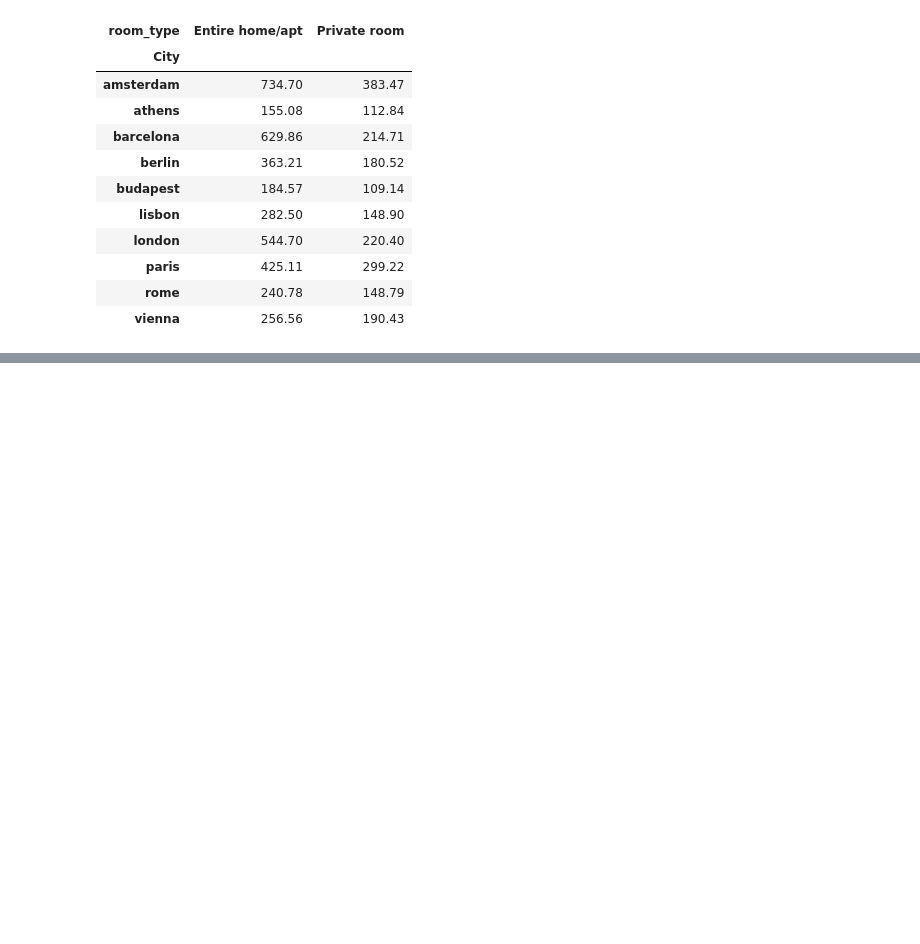
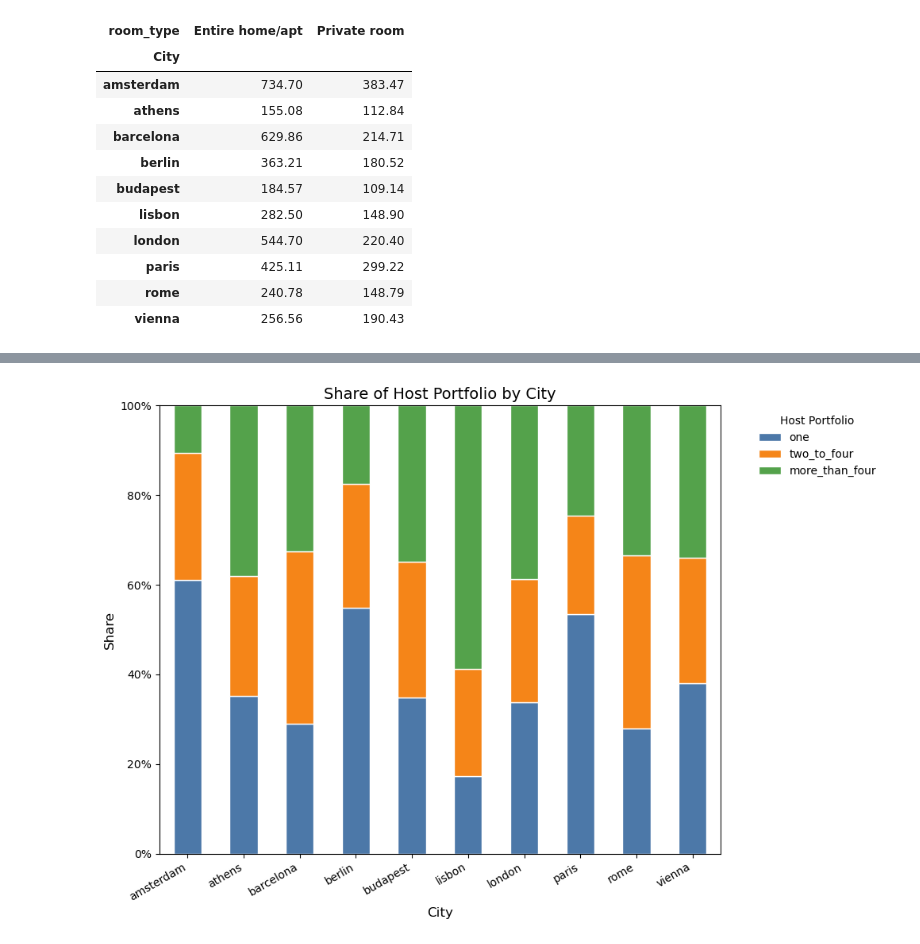
Before and after one commit to Titaniel3/ASDA_2025_Group_1_Portfolio_new, a Jupyter notebook: notebooks/Week4_Homework_neu (1) (2).ipynb, the cells around one changed output, grey strips where cells are left out. Saved outputs shown, nothing was run; the diff lists cells and outputs as text; code cells hidden in the pictures; blank space fills up the shorter version.

```diff
--- a/notebooks/Week4_Homework_neu (1) (2).ipynb
+++ b/notebooks/Week4_Homework_neu (1) (2).ipynb
@@ -559,0 +717,50 @@ city_room_price.pivot_table(index='City', columns='room_type', values='Price', a
+# %%
+
+import matplotlib.pyplot as plt
+from matplotlib.ticker import PercentFormatter
+
+# --- If df isn't loaded yet, uncomment: ---
+# df = pd.read_csv("airbnb_cleaned.csv")
+
+# 1) Define order of categories (top-to-bottom stack order)
+portfolio_order = ["one", "two_to_four", "more_than_four"]
+
+# 2) Compute relative frequencies per City
+counts = (
+    df.groupby(["City", "host_portfolio"])
+      .size()
+      .unstack(fill_value=0)
+      .reindex(columns=portfolio_order, fill_value=0)
+)
+rel = counts.div(counts.sum(axis=1), axis=0)
+
+# 3) Plot stacked relative bar chart
+fig, ax = plt.subplots(figsize=(12, 7))
+rel.plot(
+    kind="bar",
+    stacked=True,
+    ax=ax,
+    color=["#4C78A8", "#F58518", "#54A24B"],  # consistent colors
+    edgecolor="white"
+)
+
+# 4) Formatting
+ax.set_title("Share of Host Portfolio by City", fontsize=14)
+ax.set_xlabel("City", fontsize=12)
+ax.set_ylabel("Share", fontsize=12)
+ax.yaxis.set_major_formatter(PercentFormatter(1.0))
+ax.set_ylim(0, 1)
+plt.xticks(rotation=30, ha="right")
+
+# 5) Legend outside the plot
+ax.legend(
+    title="Host Portfolio",
+    bbox_to_anchor=(1.05, 1),
+    loc="upper left",
+    frameon=False
+)
+
+plt.tight_layout(rect=[0, 0, 0.85, 1])  # space for legend
+plt.show()
+# %% [output]
+[figure, added]
```
Also changed, not shown: parts of 4 cells of this notebook, 5 other files.
